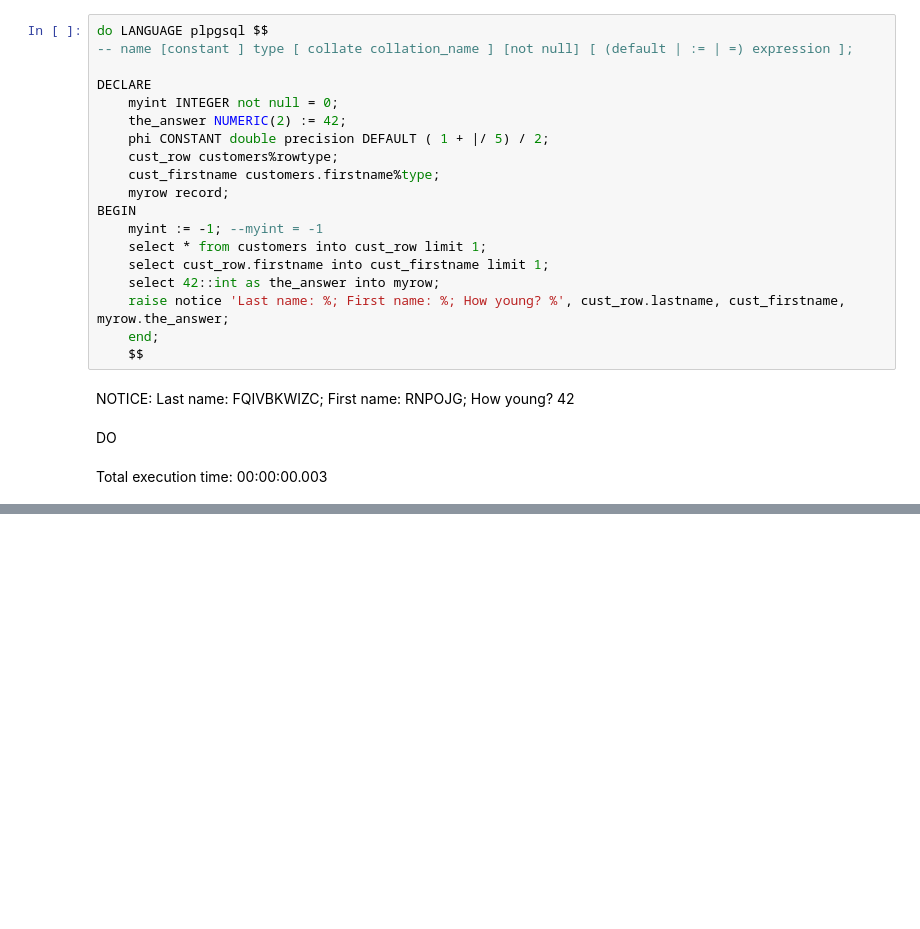
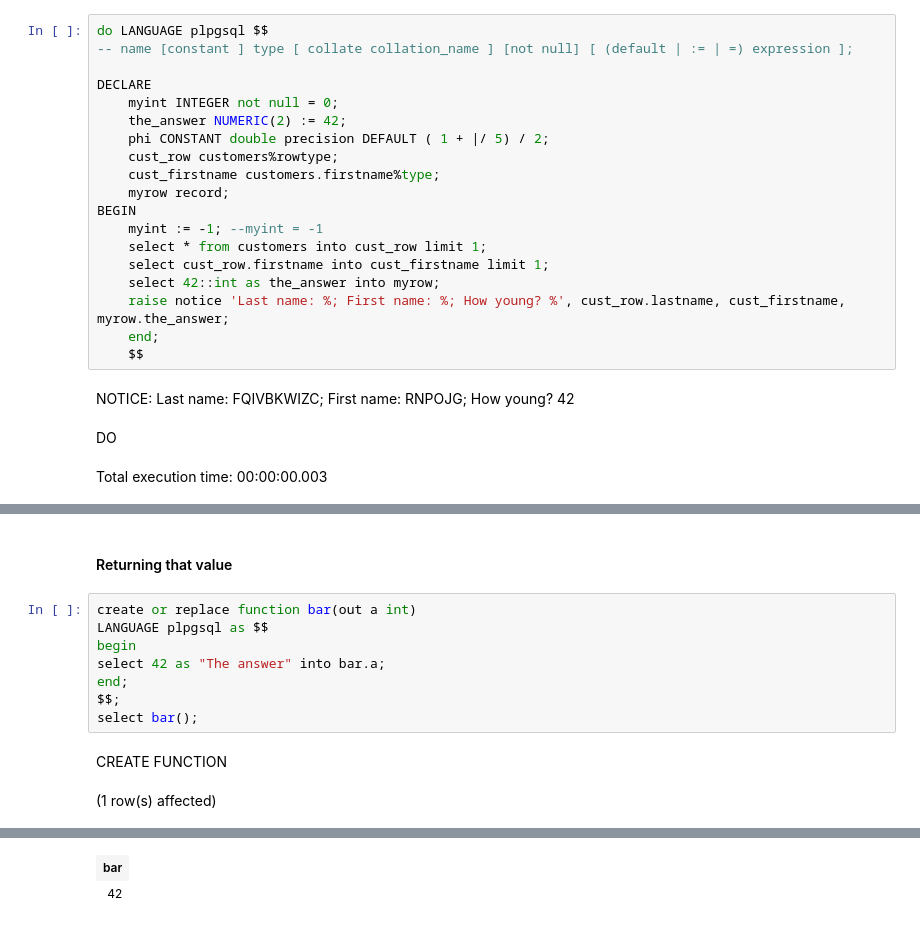
Before and after one commit to yaowenqiang/capturing_logic_with_custom_functions_in_postgresql, a Jupyter notebook: Notebook-1.ipynb, the cells around one changed output, grey strips where cells are left out. Cells and saved outputs as stored; diff of their text form; blank space fills up the shorter version.

```diff
--- a/Notebook-1.ipynb
+++ b/Notebook-1.ipynb
@@ -515,0 +565,13 @@ Total execution time: 00:00:00.003
+# %% [markdown]
+#### Returning that value
+# %%
+create or replace function bar(out a int)
+LANGUAGE plpgsql as $$
+begin
+select 42 as "The answer" into bar.a;
+end;
+$$;
+select bar();
+# %% [output]
+CREATE FUNCTION
+(1 row(s) affected)
@@ -515,0 +579,2 @@ Total execution time: 00:00:00.003
+| bar |
+| 42 |
```
Also changed, not shown: parts of 25 cells of this notebook.
